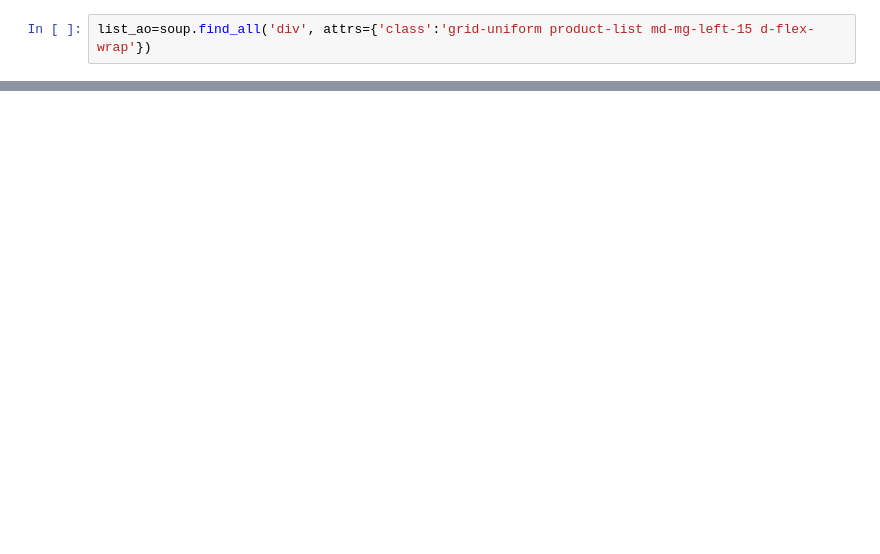
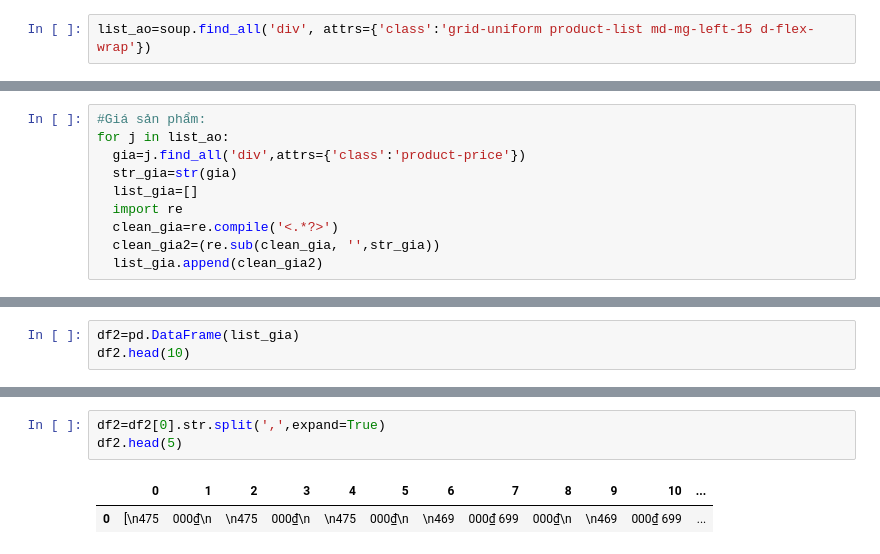
Before and after one commit to trinhvanypro1/Learning-Python-Advanced, a Jupyter notebook: Swapping_Web_DoAn.ipynb, the cells around one changed output, grey strips where cells are left out. Cells and saved outputs as stored; diff of their text form; blank space fills up the shorter version.

```diff
--- a/Swapping_Web_DoAn.ipynb
+++ b/Swapping_Web_DoAn.ipynb
@@ -30,3 +39,13 @@ for i in list_ao:
   clean=re.compile('<.*?>')
   clean2=(re.sub(clean, '',str_sp))
   list_sp.append(clean2)
+# %%
+#Giá sản phẩm:
+for j in list_ao:
+  gia=j.find_all('div',attrs={'class':'product-price'})
+  str_gia=str(gia)
+  list_gia=[]
+  import re
+  clean_gia=re.compile('<.*?>')
+  clean_gia2=(re.sub(clean_gia, '',str_gia))
+  list_gia.append(clean_gia2)
@@ -42,0 +86,3 @@ df.head(10)
+# %%
+df2=pd.DataFrame(list_gia)
+df2.head(10)
@@ -48,0 +106,6 @@ df.head(7)
+# %%
+df2=df2[0].str.split(',',expand=True)
+df2.head(5)
+# %% [output]
+|  | 0 | 1 | 2 | 3 | 4 | 5 | 6 | 7 | 8 | 9 | 10 | ... |
+| 0 | [\n475 | 000₫\n | \n475 | 000₫\n | \n475 | 000₫\n | \n469 | 000₫ 699 | 000₫\n | \n469 | 000₫ 699 | ... |
```
Also changed, not shown: parts of 27 cells of this notebook.
